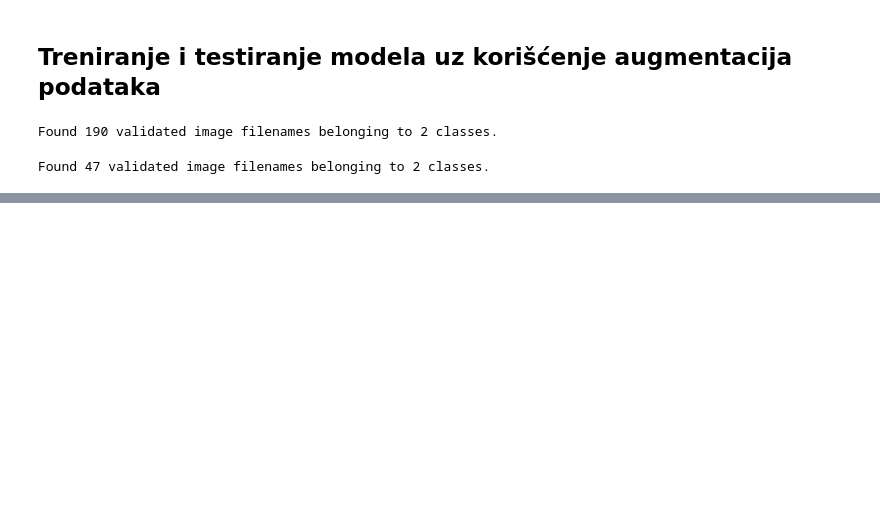
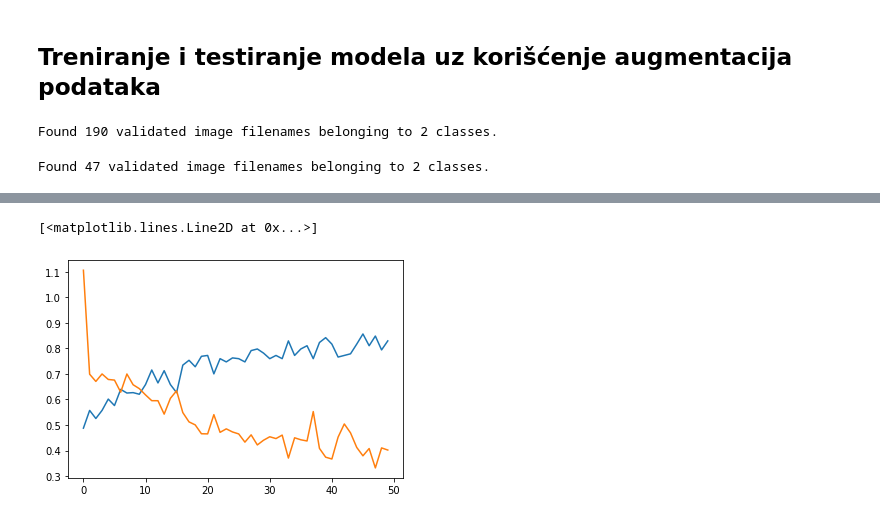
Before and after one commit to AndjelijaMladenovic00/Augmentacija-podataka-kod-slika, a Jupyter notebook: Augmentacija podataka.ipynb, the cells around one changed output, grey strips where cells are left out. Drawn from its saved outputs; the diff is of its cells as text; code cells hidden in the pictures; blank space fills up the shorter version.

```diff
--- a/Augmentacija podataka.ipynb
+++ b/Augmentacija podataka.ipynb
@@ -298,7 +320,7 @@ def random_cutout(image:np.ndarray, cutout_width_min:int, cutout_width_max:int,
     modified_image[start_y:np.min([start_y + height, image.shape[0]]), start_x:np.min([start_x + width, image.shape[1]]), :] = 0
     modified_image.flags.writeable = True
     modified_image.setflags(write=True)
-    print("RC:", modified_image.flags)
+
     return modified_image
 
 #Sakrivanje delova
@@ -316,7 +338,7 @@ def hide_and_seek(image:np.ndarray, num_x:int, num_y:int, num_to_hide:int) -> np
 
     partial_image.flags.writeable = True
     partial_image.setflags(write=True)
-    print("HS: ", partial_image.flags)
+
     return partial_image
 
 #Grid maska
@@ -330,16 +352,16 @@ def grid_mask(image:np.ndarray) -> np.ndarray:
     grid_mask = cv.resize(image, (int(image.shape[0] * (np.random.random() + 1)), int(image.shape[1] * (np.random.random() + 1))), interpolation=cv.INTER_AREA)[:image.shape[0], :image.shape[1]]
 
     resulting_image = image * grid_mask
-    resulting_image = np.clip(resulting_image, 0, 255).astype(np.uint8).copy()
+    resulting_image = np.clip(resulting_image, 0, 255).copy()
     resulting_image.flags.writeable = True
     resulting_image.setflags(write=True)
-    print("GM: ", resulting_image.flags)
+
     return resulting_image
 
 #Primena nekog brisanja podataka
 def delete_image_part(image:np.ndarray) -> np.ndarray:
-    num = np.random.randint(0, 10)
-    print("Cutout: ", num)
+    num = np.random.randint(0, 7)
+
     if num == 0:
         return random_cutout(image, 50, 100, 50, 100)
     elif num == 1:
@@ -351,32 +373,34 @@ def delete_image_part(image:np.ndarray) -> np.ndarray:
 # %%
 #Sobel filter
 def sobel_filter(image:np.ndarray) -> np.ndarray:
-    grayscale_image = cv.cvtColor(image, cv2.COLOR_BGR2GRAY).astype(np.float64)
+    grayscale_image = cv.cvtColor(image, cv.COLOR_BGR2GRAY).astype(np.float64)
 
     sobelx = cv.Sobel(grayscale_image, cv.CV_64F, 1, 0, ksize=3)
     sobely = cv.Sobel(grayscale_image, cv.CV_64F, 0, 1, ksize=3)
 
-    sobel_combined = cv.sqrt(cv.addWeighted(cv.pow(sobelx.astype(np.float64), 2), 1, cv.pow(sobely.astype(np.float64), 2), 1, 0))
-    sobel_combined = np.clip(sobel_combied, 0, 255).astype(np.uint8)
+    magnitude = cv.sqrt(cv.pow(sobelx, 2) + cv.pow(sobely, 2))
+    magnitude = np.clip(magnitude, 0, 255).astype(np.uint8)
+
+    sobel_combined = cv.cvtColor(magnitude, cv.COLOR_GRAY2BGR).astype(np.float64)
     sobel_combined = sobel_combined.copy()
     sobel_combined.flags.writeable = True
     sobel_combined.setflags(write=True)
-    print("S:", sobel_combined.flags)
+
     return sobel_combined
 
 #Gaussian filter
 def gaussian_filter(image:np.ndarray) -> np.ndarray:
     blurred_image = cv.GaussianBlur(image, (5, 5), 0)
-    blurred_image = np.clip(blurred_image, 0, 255).astype(np.uint8)
+    blurred_image = np.clip(blurred_image, 0, 255)
     blurred_image = blurred_image.copy()
     blurred_image.flags.writeable = True
     blurred_image.setflags(write=True)
-    print("G: ",blurred_image.flags)
+
     return blurred_image
 
 def apply_filter(image:np.ndarray) -> np.ndarray:
     num = np.random.randint(0, 10)
-    print("Filter", num)
+
     if num == 0:
         return sobel_filter(image)
     elif num == 1:
@@ -385,7 +409,7 @@ def apply_filter(image:np.ndarray) -> np.ndarray:
         return image.copy()
 # %%
 def apply_some_augmentation(img:np.ndarray) -> np.ndarray:
-    num = np.random.randint(0, 10)
+    num = np.random.randint(0, 7)
 
     if num == 0:
         return add_noise(img)
@@ -431,7 +455,15 @@ aug_test_data = aug_test_generator.flow_from_dataframe(
 # %% [output]
 Found 47 validated image filenames belonging to 2 classes.
 # %%
+checkpoint = ModelCheckpoint(
+    "best_model_aug.h5",
+    monitor="loss",
+    mode="min",
+    verbose=1,
+    save_best_only=True
+)
+
 aug_model = Sequential.from_config(model.get_config())
 aug_model.compile(optimizer=keras.optimizers.Adam(learning_rate=0.002), loss = "binary_crossentropy", metrics =["accuracy"])
-aug_history = aug_model.fit(aug_train_data, steps_per_epoch=aug_train_data.samples // batch_size, epochs=30)
+aug_history = aug_model.fit(aug_train_data, steps_per_epoch=aug_train_data.samples // batch_size, epochs=50, callbacks=[checkpoint])
 # %% [output]
@@ -446,0 +490,6 @@ UFuncTypeError: Cannot cast ufunc 'multiply' output from dtype('float64') to dty
+# %%
+plt.plot(aug_history.history["accuracy"])
+plt.plot(aug_history.history["loss"])
+# %% [output]
+[<matplotlib.lines.Line2D at 0x...>]
+[figure, added]
```
Also changed, not shown: parts of 11 cells of this notebook, 1 other file.
